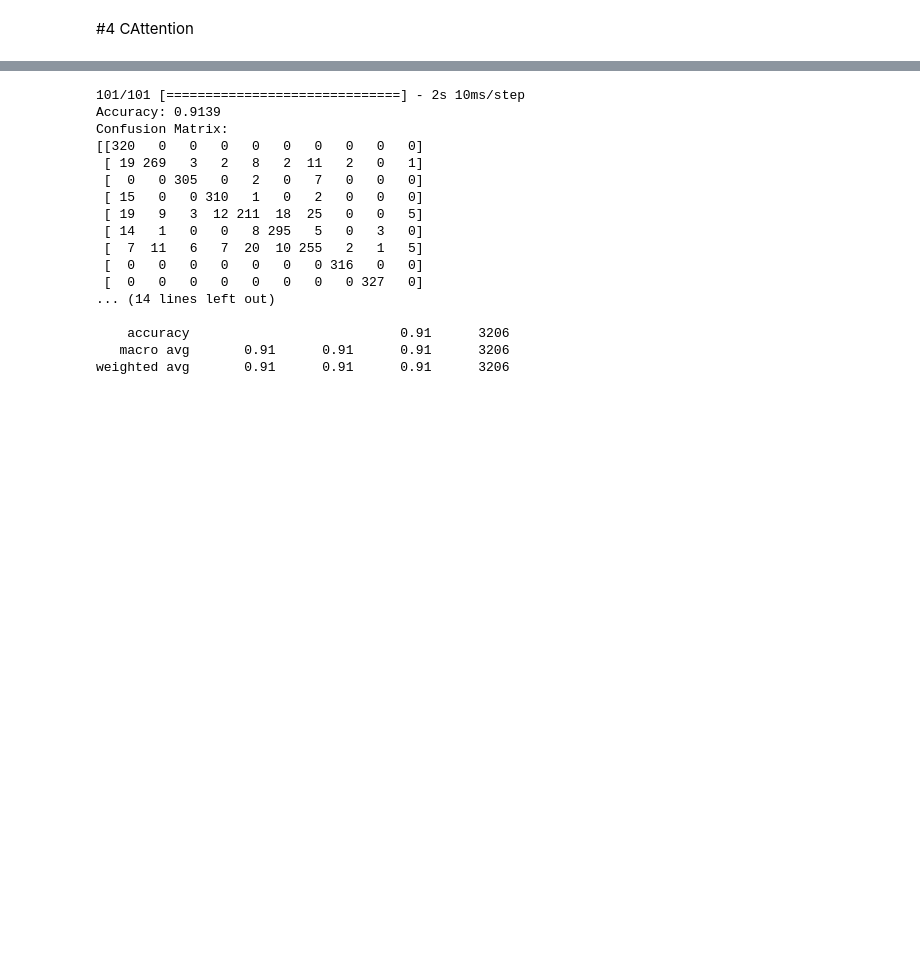
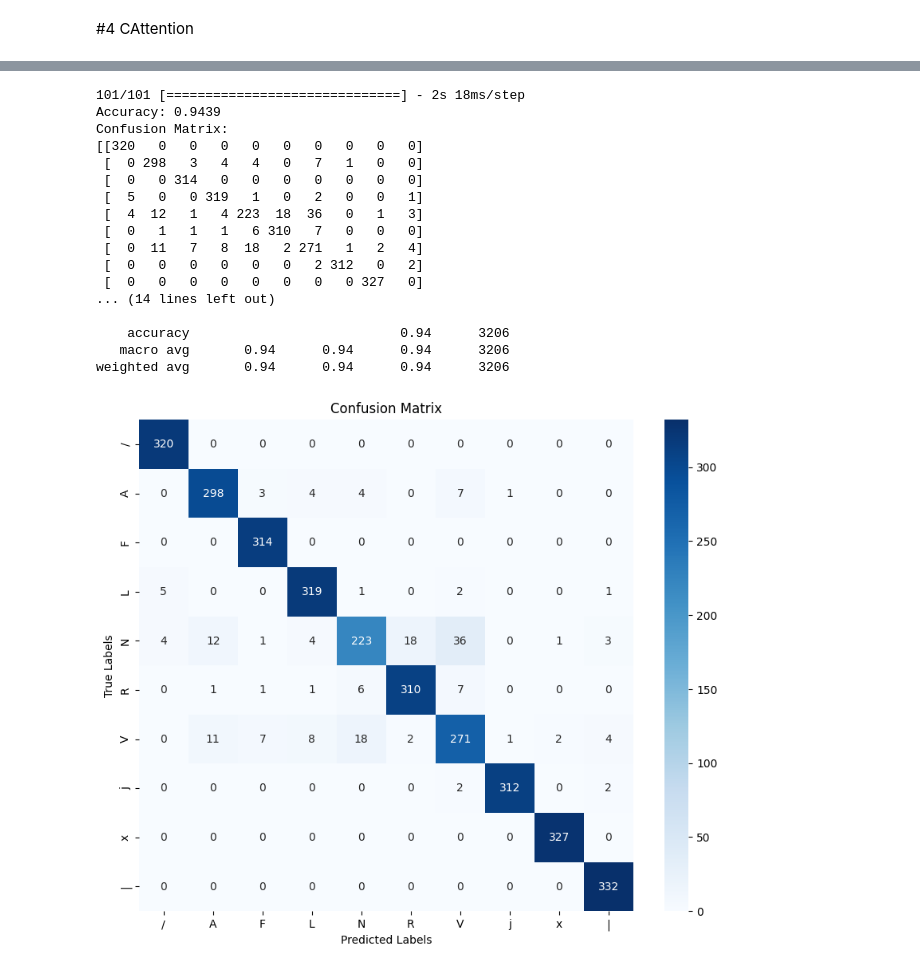
Before and after one commit to macreai/Arrhytmia-Detection-Explainable, a Jupyter notebook: python_TA/classification.ipynb, the cells around one changed output, grey strips where cells are left out. Cells and saved outputs as stored; diff of their text form; code cells hidden in the pictures; blank space fills up the shorter version.

```diff
--- a/python_TA/classification.ipynb
+++ b/python_TA/classification.ipynb
@@ -820,25 +443,0 @@ def create_cnn_attention_gru_model(input_shape, num_classes):
-# %%
-# Wrap Keras model so it can be used by scikit-learn GridSearchCV
-model = KerasClassifier(build_fn=create_cnn_attention_gru_model, filters=32, gru_unit=32, verbose=0, input_shape=input_shape, num_classes=num_classes)
-
-# Define the parameter grid to search through
-param_grid = {
-    'filters': [32, 64, 128],
-    'gru_unit': [32, 64, 128],
-    'batch_size': [64],
-    'epochs': [100]
-}
-
-# Create GridSearchCV instance
-grid = GridSearchCV(estimator=model, param_grid=param_grid, cv=3)
-
-# Perform grid search
-grid_result = grid.fit(X_train, y_train, callbacks=[EarlyStopping(patience=3)])
-
-# Summarize results
-print("Best: %f using %s" % (grid_result.best_score_, grid_result.best_params_))
-means = grid_result.cv_results_['mean_test_score']
-stds = grid_result.cv_results_['std_test_score']
-params = grid_result.cv_results_['params']
-for mean, stdev, param in zip(means, stds, params):
-    print("%f (%f) with: %r" % (mean, stdev, param))
@@ -882,38 +577,46 @@ Epoch 50/50
 # %%
-y_pred = cnn_attention.predict(X_test)
+y_pred = cnn_attention_gru[2].predict(X_test)
 y_pred_classes = y_pred.argmax(axis=-1)
 
 # Menghitung dan mencetak akurasi
 accuracy = accuracy_score(y_test, y_pred_classes)
 print(f'Accuracy: {accuracy:.4f}')
 
 # Menghitung dan mencetak confusion matrix
 conf_matrix = confusion_matrix(y_test, y_pred_classes)
 print('Confusion Matrix:')
 print(conf_matrix)
 
 # Menghitung dan mencetak classification report
 class_report = classification_report(y_test, y_pred_classes)
 print('Classification Report:')
 print(class_report)
+
+plt.figure(figsize=(10, 8))
+sns.heatmap(conf_matrix, annot=True, fmt='d', cmap='Blues', xticklabels=class_labels, yticklabels=class_labels)
+plt.xlabel('Predicted Labels')
+plt.ylabel('True Labels')
+plt.title('Confusion Matrix')
+plt.show()
 # %% [output]
-101/101 [==============================] - 2s 10ms/step
-Accuracy: 0.9139
+101/101 [==============================] - 2s 18ms/step
+Accuracy: 0.9439
 Confusion Matrix:
 [[320   0   0   0   0   0   0   0   0   0]
- [ 19 269   3   2   8   2  11   2   0   1]
- [  0   0 305   0   2   0   7   0   0   0]
- [ 15   0   0 310   1   0   2   0   0   0]
- [ 19   9   3  12 211  18  25   0   0   5]
- [ 14   1   0   0   8 295   5   0   3   0]
- [  7  11   6   7  20  10 255   2   1   5]
- [  0   0   0   0   0   0   0 316   0   0]
+ [  0 298   3   4   4   0   7   1   0   0]
+ [  0   0 314   0   0   0   0   0   0   0]
+ [  5   0   0 319   1   0   2   0   0   1]
+ [  4  12   1   4 223  18  36   0   1   3]
+ [  0   1   1   1   6 310   7   0   0   0]
+ [  0  11   7   8  18   2 271   1   2   4]
+ [  0   0   0   0   0   0   2 312   0   2]
  [  0   0   0   0   0   0   0   0 327   0]
 ... (14 lines left out)
 
-    accuracy                           0.91      3206
-   macro avg       0.91      0.91      0.91      3206
-weighted avg       0.91      0.91      0.91      3206
+    accuracy                           0.94      3206
+   macro avg       0.94      0.94      0.94      3206
+weighted avg       0.94      0.94      0.94      3206
+[figure, added]
 # %%
 # Menghitung dan mencetak precision
 precision = precision_score(y_test, y_pred_classes, average='weighted')
```
Also changed, not shown: parts of 70 cells of this notebook, 1 other file.
